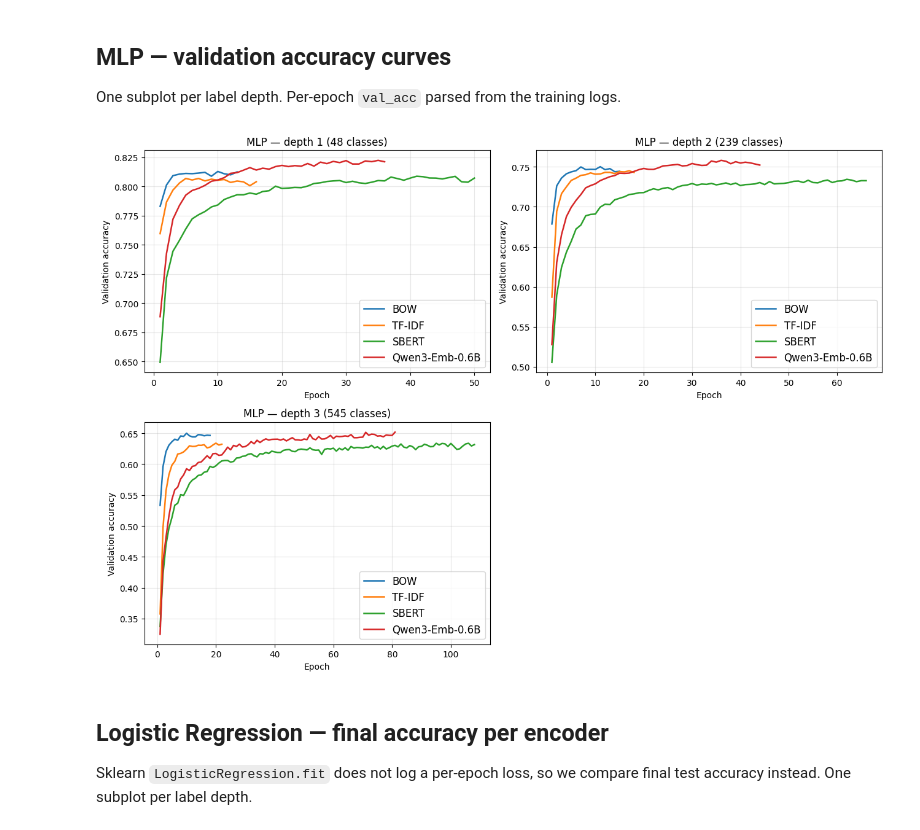
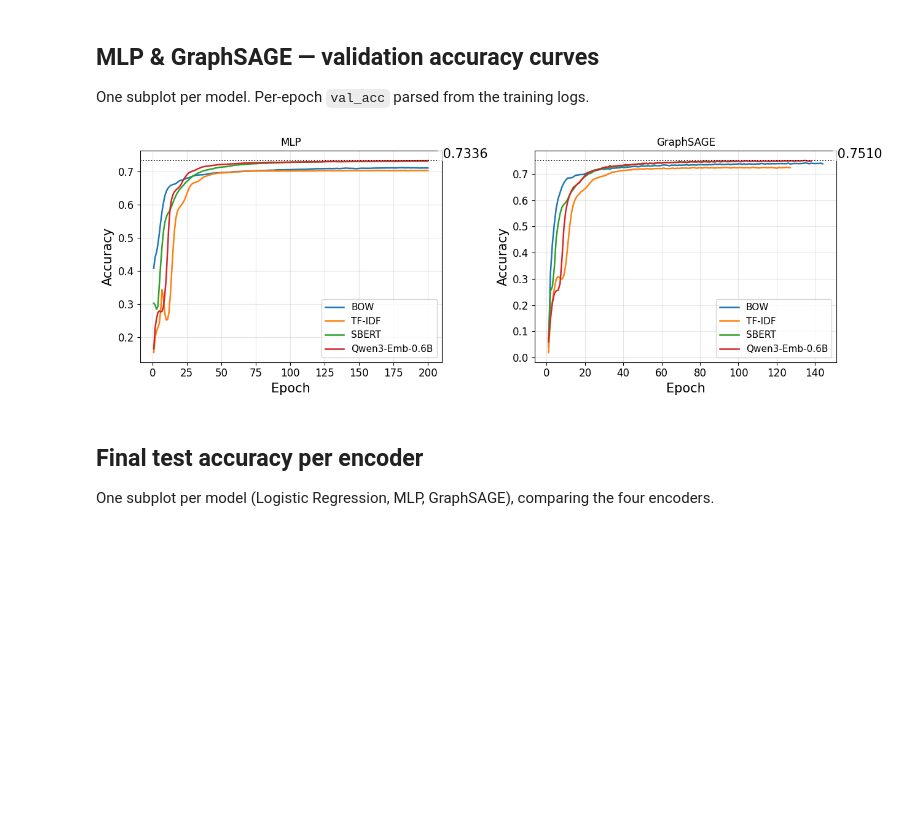
Before and after one commit to guilhermeRaibolt/gnn-embeddings, a Jupyter notebook: results.ipynb, the cells around one changed output. Cells and saved outputs as stored; diff of their text form; code cells hidden in the pictures; blank space fills up the shorter version.

```diff
--- a/results.ipynb
+++ b/results.ipynb
@@ -145,64 +134,75 @@ plot_mlp_curves(mlp_runs)
 # %% [markdown]
-## MLP — validation accuracy curves
+## MLP & GraphSAGE — validation accuracy curves
 
-One subplot per label depth. Per-epoch `val_acc` parsed from the training logs.
+One subplot per model. Per-epoch `val_acc` parsed from the training logs.
 # %%
 VAL_ACC_RE = re.compile(
     r"\[EPOCH\s+(\d+)\].*?val_acc=([0-9.]+)"
 )
 
 
-def parse_mlp_val_acc(path):
+def parse_val_acc(path):
     epochs, acc = [], []
     with open(path) as f:
         for line in f:
             m = VAL_ACC_RE.search(line)
             if m:
                 epochs.append(int(m.group(1)))
                 acc.append(float(m.group(2)))
     return epochs, acc
 
 
-def plot_mlp_accuracy(runs):
-    if not runs:
-        print("No MLP logs found.")
+def plot_val_accuracy(model_runs):
+    model_runs = [(m, r) for m, r in model_runs if r]
+    if not model_runs:
+        print("No epoch logs found.")
         return
-    items = list(runs.items())
-    n = len(items)
-    ncols = 2
-    nrows = (n + ncols - 1) // ncols
-    fig, axes = plt.subplots(nrows, ncols, figsize=(6.5 * ncols, 4.5 * nrows), squeeze=False)
-    flat_axes = [ax for row in axes for ax in row]
-    for ax, ((depth, n_classes), encoders) in zip(flat_axes, items):
+    ncols = len(model_runs)
+    fig, axes = plt.subplots(1, ncols, figsize=(6.5 * ncols, 4.5), squeeze=False)
+    axes = axes[0]
+    for ax, (model, encoders) in zip(axes, model_runs):
         any_plotted = False
+        best_overall = None
         for enc in ENCODER_ORDER:
             if enc not in encoders:
                 continue
-            epochs, acc = parse_mlp_val_acc(encoders[enc])
+            epochs, acc = parse_val_acc(encoders[enc])
             if not epochs:
                 continue
             ax.plot(epochs, acc, color=ENCODER_COLOR[enc],
                     label=ENCODER_LABEL[enc], linewidth=1.8)
             any_plotted = True
-        ax.set_title(f"MLP — depth {depth} ({n_classes} classes)")
-        ax.set_xlabel("Epoch")
-        ax.set_ylabel("Validation accuracy")
+            enc_best = max(acc)
+            if best_overall is None or enc_best > best_overall:
+                best_overall = enc_best
+        if best_overall is not None:
+            ax.axhline(best_overall, color="black", linestyle=":", linewidth=1.2)
+            ax.text(0.99, best_overall, f" {best_overall:.4f}",
+                    transform=ax.get_yaxis_transform(),
+                    ha="left", va="bottom", fontsize=15,
+                    color="black",
+                    bbox=dict(facecolor="white", edgecolor="none", alpha=0.7, pad=1))
+        ax.set_title(f"{MODEL_LABEL[model]}")
+        ax.set_xlabel("Epoch", fontsize=15)
+        ax.set_ylabel("Accuracy", fontsize=15)
+        for tick in ax.get_yticklabels():
+            tick.set_fontsize(12)
+        for tick in ax.get_xticklabels():
+            tick.set_fontsize(12)
         ax.grid(True, alpha=0.3)
         if any_plotted:
-            ax.legend(fontsize=12, loc="lower right")
-    for ax in flat_axes[n:]:
-        ax.set_visible(False)
+            ax.legend(fontsize=11, loc="lower right")
     fig.tight_layout()
     plt.show()
 
 
-plot_mlp_accuracy(mlp_runs)
+plot_val_accuracy([("mlp", mlp_runs), ("sage", sage_runs)])
 # %% [output]
-[figure, old version]
+[figure, new version]
 # %% [markdown]
-## Logistic Regression — final accuracy per encoder
+## Final test accuracy per encoder
 
-Sklearn `LogisticRegression.fit` does not log a per-epoch loss, so we compare final test accuracy instead. One subplot per label depth.
+One subplot per model (Logistic Regression, MLP, GraphSAGE), comparing the four encoders.
 # %%
 import numpy as np
 
```
Also changed, not shown: parts of 9 cells of this notebook.
